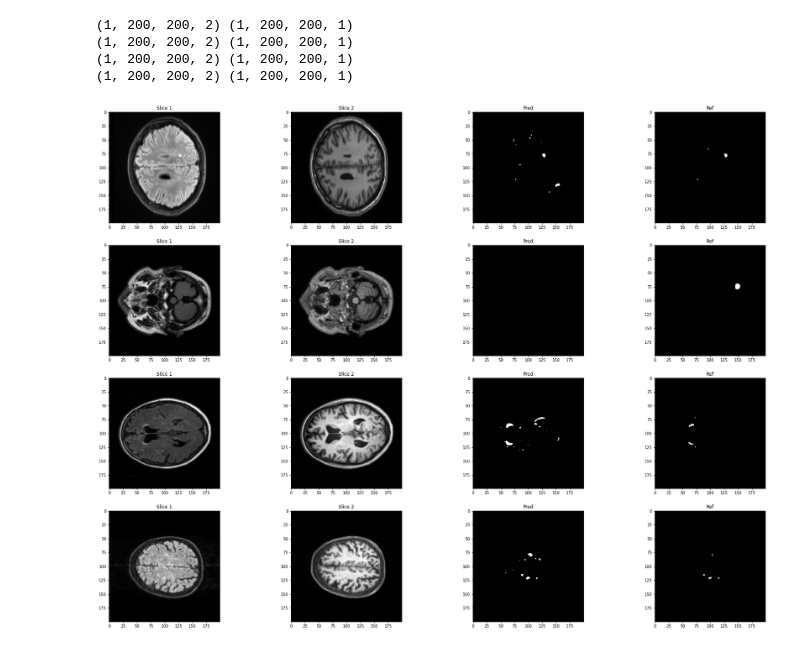
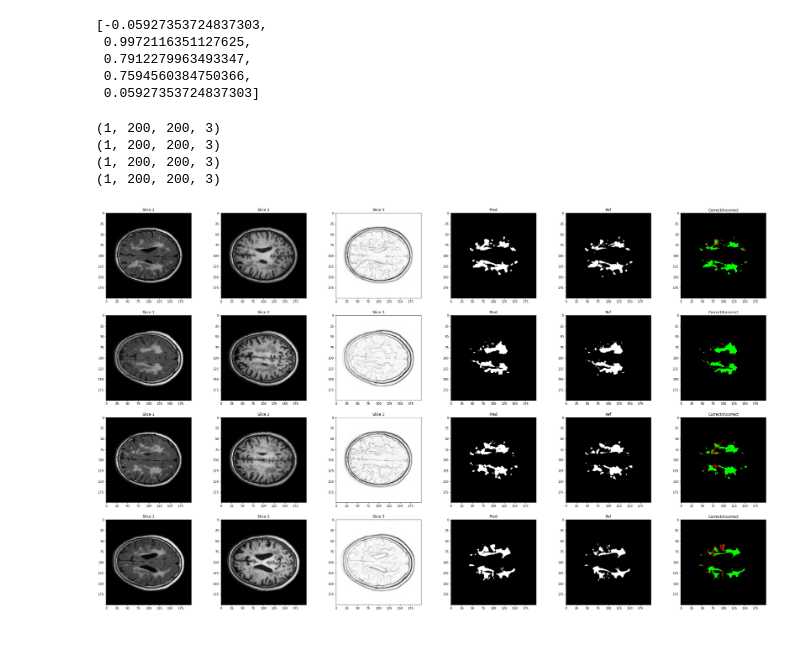
Before and after one commit to davidchen9830/wmh_challenge_segmentation, a Jupyter notebook: models/2d/test_model.ipynb, the cells around one changed output. Saved outputs shown, nothing was run; the diff lists cells and outputs as text; code cells hidden in the pictures.

Commit message:
model: 2d: preprocess finished training, notebook visualization

```diff
--- a/models/2d/test_model.ipynb
+++ b/models/2d/test_model.ipynb
@@ -16,5 +17,6 @@ from construct_dataset import construct_dataset, fill_dataset
 model = get_model((200, 200), 2)
 # %%
+model_preprocess.load_weights('best_model_preprocess.h5')
 model.load_weights('best_model.h5')
 # %%
 DATASET_PATH = "../../datasets"
@@ -24,4 +26,5 @@ gts = np.load('Y_test.npy')
 slices = np.load('X_test.npy')
 img_idx_slices = np.load('X_test_slices.npy')
 # %%
+test_gen_preprocess = Generator(gts, slices, img_idx_slices, input_size=200, preprocess=True, output_size=200, batch_size=1)
 test_gen = Generator(gts, slices, img_idx_slices, input_size=200, output_size=200, batch_size=1)
@@ -28,9 +35,17 @@ test_gen = Generator(gts, slices, img_idx_slices, input_size=200, output_size=20
 # %%
-# ones = []
-# for i in range(len(test_gen)):
-#     X, Y = test_gen[i]
-#     ones.append(np.count_nonzero(Y))
-# ones = np.array(ones)
+ones = []
+for i in range(len(test_gen_preprocess)):
+    X, Y = test_gen_preprocess[i]
+    ones.append(np.count_nonzero(Y))
+ones = np.array(ones)
+# %%
+result_preprocess
+# %% [output]
+[-0.05927353724837303,
+ 0.9972116351127625,
+ 0.7912279963493347,
+ 0.7594560384750366,
+ 0.05927353724837303]
 # %%
 #indices = np.argsort(-ones)
 # %%
@@ -108,9 +123,24 @@ indices = np.array([48, 871, 875, 445, 691, 233, 522, 598, 540, 164, 912, 217, 3
        374, 396, 375, 377, 378, 383, 386, 390, 391, 393, 394, 376, 935])
 # Prevent from computing it again
 # %%
-def show_results(images, nb_channels=2):
+def correct_incorrect(pred, y):
+    # Among all the true labels of the pred, which ones are correct and incorrect
+    h, w, _ = pred.shape
+    new_image = np.zeros((h, w, 3))
+    incorrect = pred - y
+    correct = (pred == 1) & (y == 1)
+    for i in range(h):
+        for j in range(w):
+            if correct[i][j] == 1:
+                new_image[i][j] = (0, 1, 0) # R, G, B
+            if incorrect[i][j] == 1:
+                new_image[i][j] = (1, 0, 0)
+    return new_image
+
+
+def show_results(model, test_gen, images, nb_channels=2):
     nb_rows = len(images)
-    nb_cols = 2 + nb_channels
+    nb_cols = 2 + nb_channels + 1
     col_size = 8 * (2 + nb_channels)
     cpt = 0
     plt.figure(figsize=(col_size, 6 * nb_rows))
@@ -133,14 +163,19 @@ def show_results(images, nb_channels=2):
         plt.imshow(Y, cmap='gray')
         plt.title('Ref')
 
+        plt.subplot(nb_rows, nb_cols, nb_cols * cpt + nb_channels + 3)
+        new_img = correct_incorrect(result, Y)
+        plt.imshow(new_img)
+        plt.title('Correct/Incorrect')
+
         cpt += 1
     plt.show()
 # %%
-batch_number = 60
-show_results(indices[batch_number * 4: batch_number * 4 + 4])
+batch_number = 0
+show_results(model_preprocess, test_gen_preprocess, indices[batch_number * 4: batch_number * 4 + 4], 3)
 # %% [output]
-(1, 200, 200, 2) (1, 200, 200, 1)
-(1, 200, 200, 2) (1, 200, 200, 1)
-(1, 200, 200, 2) (1, 200, 200, 1)
-(1, 200, 200, 2) (1, 200, 200, 1)
+(1, 200, 200, 3)
+(1, 200, 200, 3)
+(1, 200, 200, 3)
+(1, 200, 200, 3)
-[figure, old version]
+[figure, new version]
```
Also changed, not shown: parts of 15 cells of this notebook, 1 other file.
